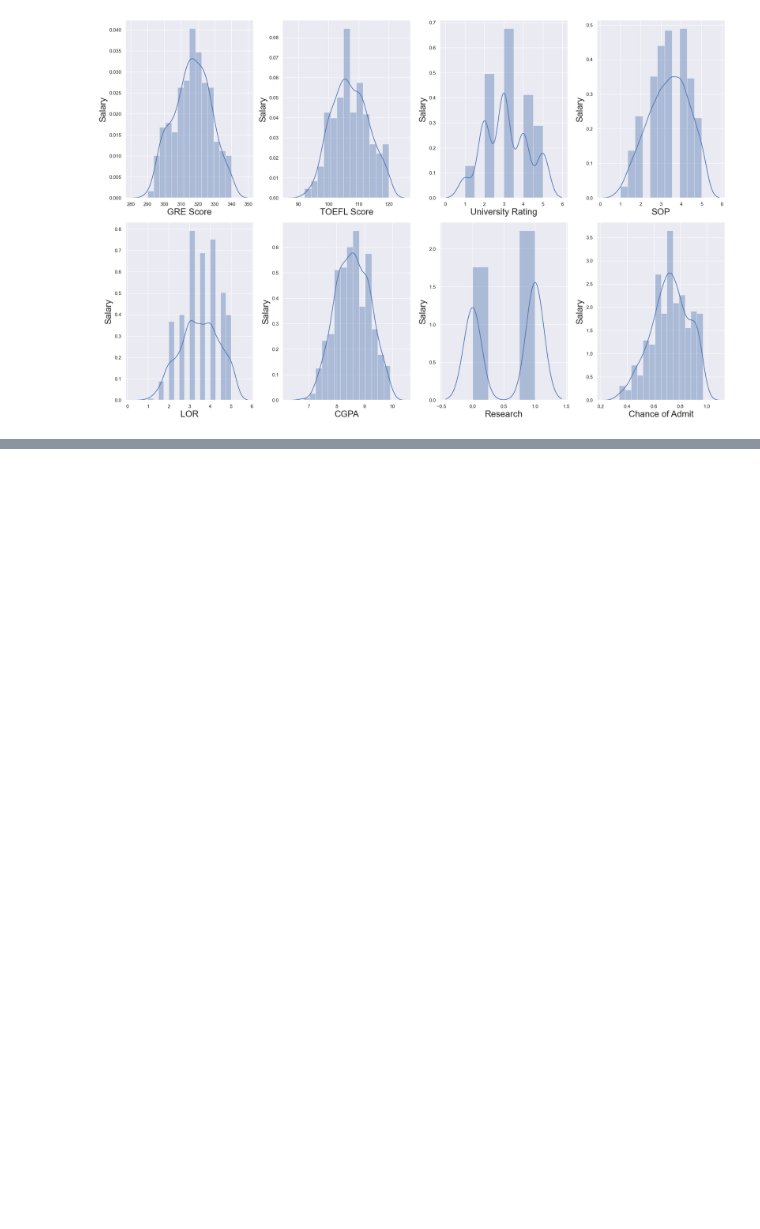
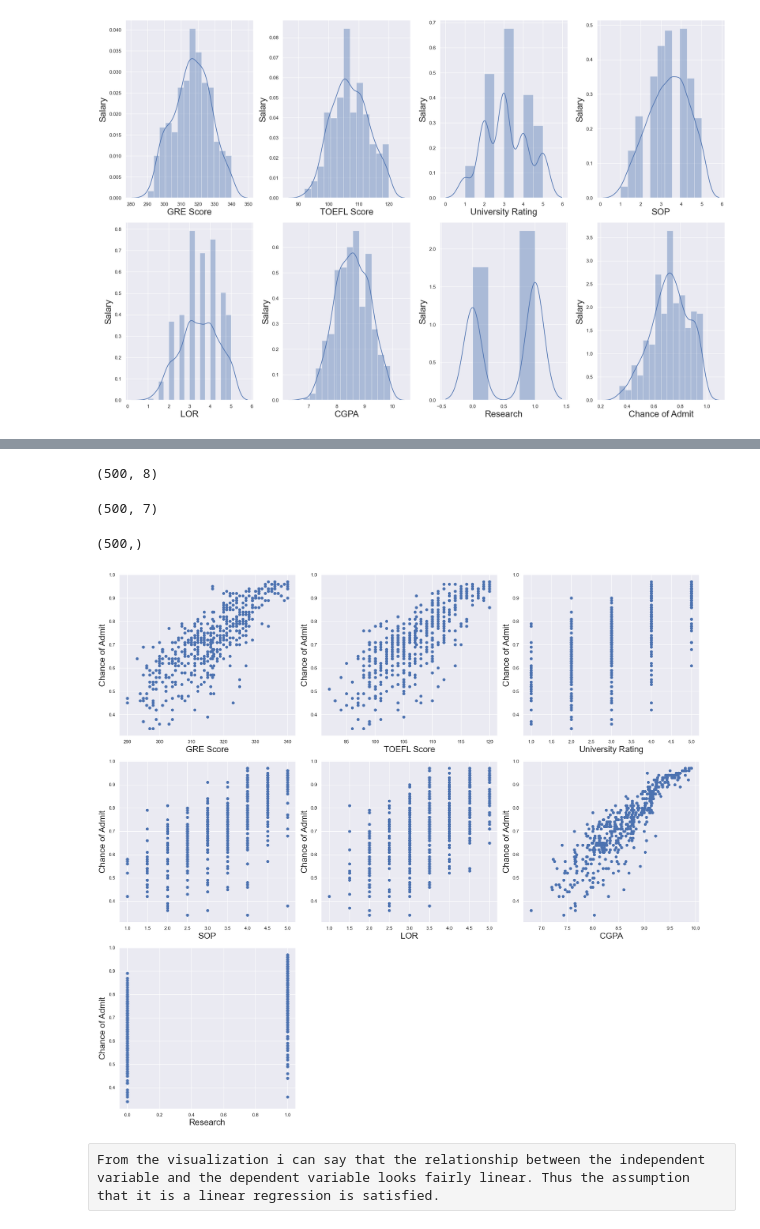
Before and after one commit to texaskyle/Data_science, a Jupyter notebook: linear_regression/linear_regression_admission_model.ipynb, the cells around one changed output, grey strips where cells are left out. Cells and saved outputs as stored; diff of their text form; code cells hidden in the pictures; blank space fills up the shorter version.

Commit message:
linear regression checking for the accuracy of the model

```diff
--- a/linear_regression/linear_regression_admission_model.ipynb
+++ b/linear_regression/linear_regression_admission_model.ipynb
@@ -115,0 +118,5 @@ plt.tight_layout()
+# %%
+y = data['Chance of Admit']
+X = data.drop(['Chance of Admit'], axis=1)
+print(y.head())
+print(X.head())
@@ -115,0 +136,27 @@ plt.tight_layout()
+# %%
+data.shape
+# %% [output]
+(500, 8)
+# %%
+X.shape
+# %% [output]
+(500, 7)
+# %%
+y.shape
+# %% [output]
+(500,)
+# %%
+plt.figure(figsize=(20, 30), facecolor='white')
+plotnumber = 1
+for column in X:
+    if plotnumber <= 15:
+        ax = plt.subplot(5, 3, plotnumber)
+        plt.scatter(X[column], y)
+        plt.xlabel(column, fontsize=20)
+        plt.ylabel('Chance of Admit', fontsize=20)
+    plotnumber +=1
+plt.tight_layout()
+# %% [output]
+[figure, added]
+# %% [raw]
+From the visualization i can say that the relationship between the independent variable and the dependent variable looks fairly linear. Thus the assumption that it is a linear regression is satisfied.
```
Also changed, not shown: parts of 24 cells of this notebook, 1 other file.
